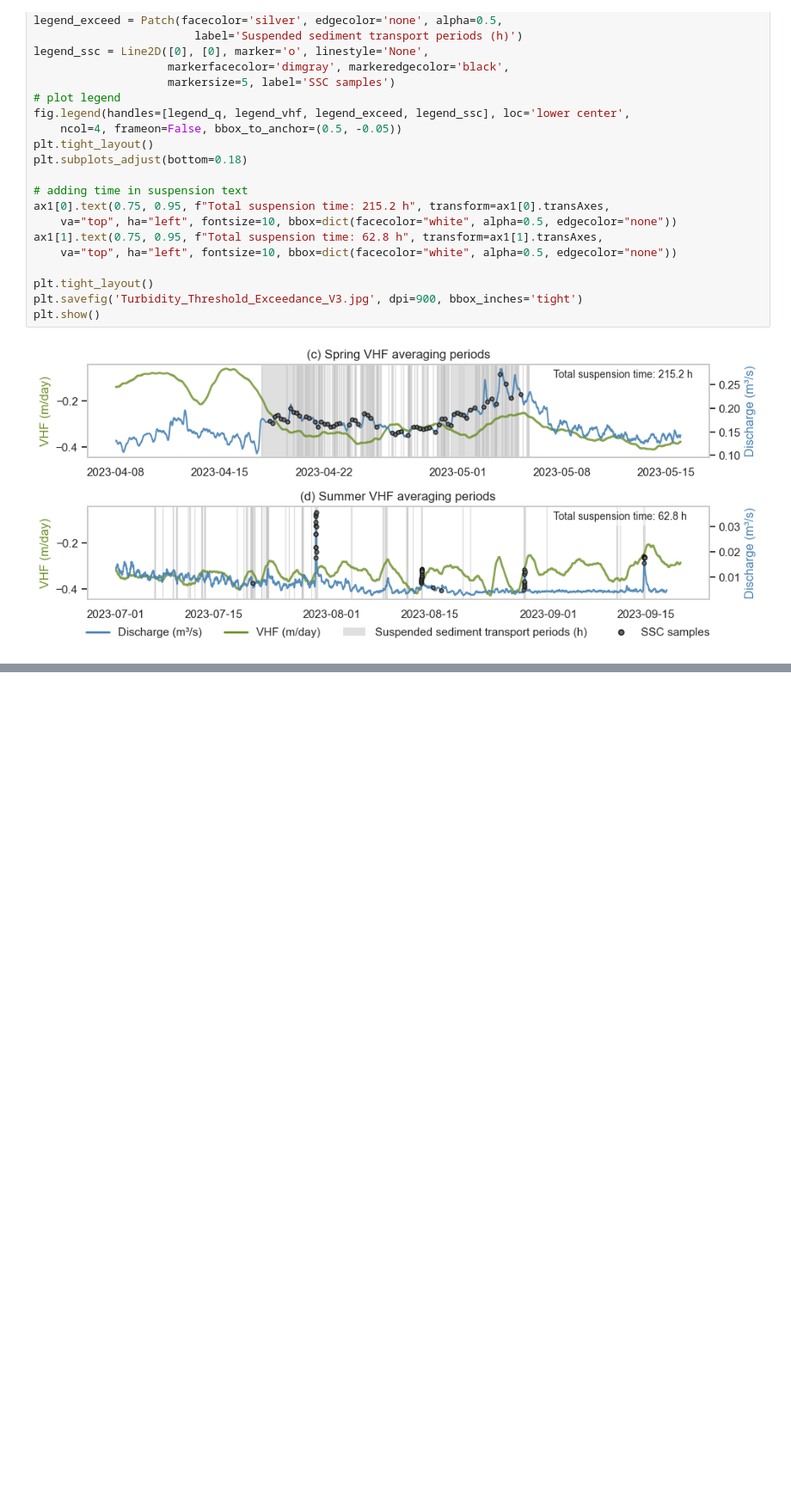
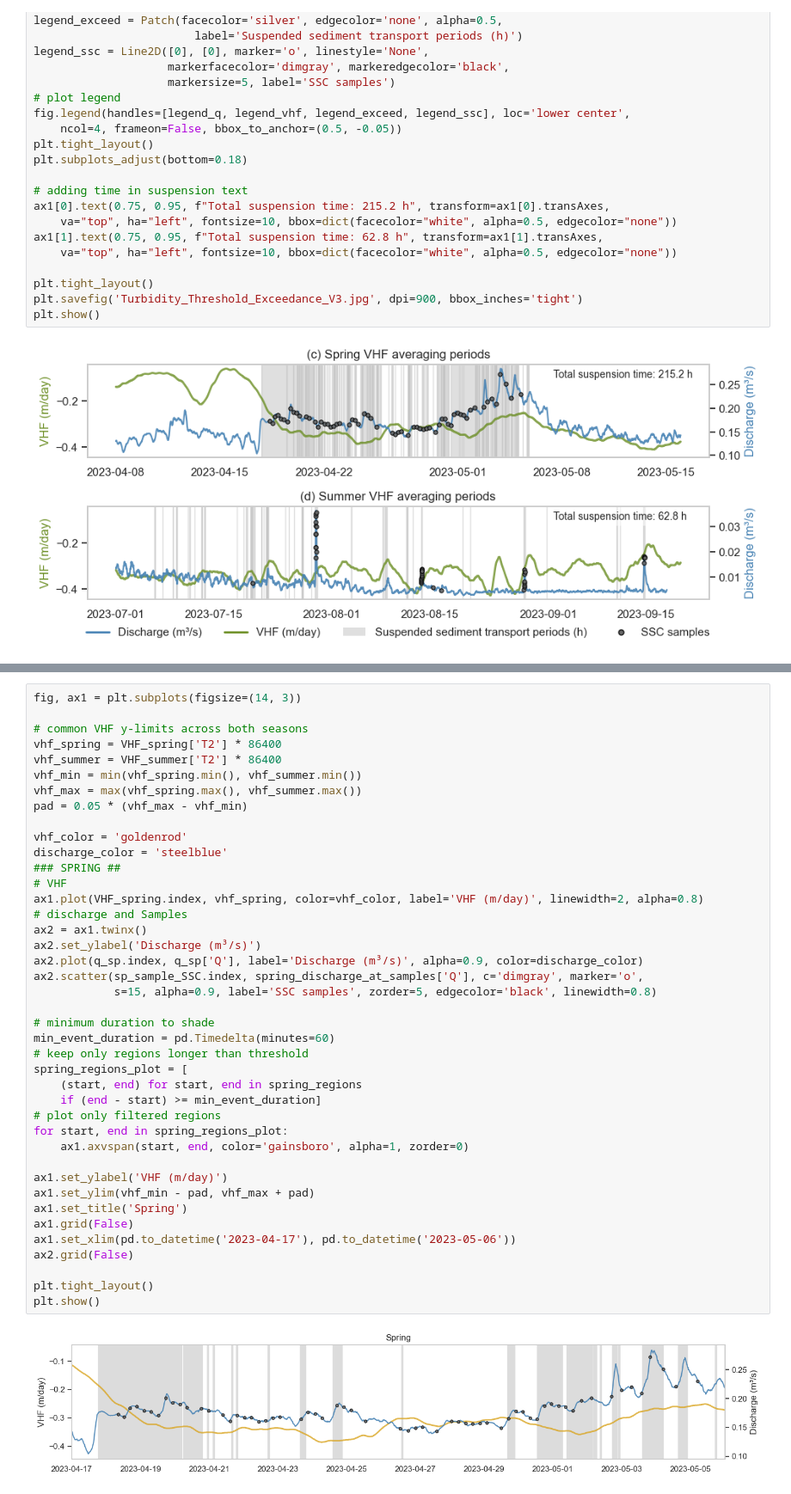
Before and after one commit to nicole-hucke/sediment_trap_paper, a Jupyter notebook: plots/time_series/figure1_time_series.ipynb, the cells around one changed output, grey strips where cells are left out. Shown at 86% size. Saved outputs shown, nothing was run; the diff lists cells and outputs as text; blank space fills up the shorter version.

```diff
--- a/plots/time_series/figure1_time_series.ipynb
+++ b/plots/time_series/figure1_time_series.ipynb
@@ -370,0 +493,43 @@ plt.show()
+# %%
+fig, ax1 = plt.subplots(figsize=(14, 3))
+
+# common VHF y-limits across both seasons
+vhf_spring = VHF_spring['T2'] * 86400
+vhf_summer = VHF_summer['T2'] * 86400
+vhf_min = min(vhf_spring.min(), vhf_summer.min())
+vhf_max = max(vhf_spring.max(), vhf_summer.max())
+pad = 0.05 * (vhf_max - vhf_min)
+
+vhf_color = 'goldenrod'
+discharge_color = 'steelblue'
+### SPRING ##
+# VHF
+ax1.plot(VHF_spring.index, vhf_spring, color=vhf_color, label='VHF (m/day)', linewidth=2, alpha=0.8)
+# discharge and Samples
+ax2 = ax1.twinx()
+ax2.set_ylabel('Discharge (m³/s)')
+ax2.plot(q_sp.index, q_sp['Q'], label='Discharge (m³/s)', alpha=0.9, color=discharge_color)
+ax2.scatter(sp_sample_SSC.index, spring_discharge_at_samples['Q'], c='dimgray', marker='o',
+            s=15, alpha=0.9, label='SSC samples', zorder=5, edgecolor='black', linewidth=0.8)
+
+# minimum duration to shade
+min_event_duration = pd.Timedelta(minutes=60)
+# keep only regions longer than threshold
+spring_regions_plot = [
+    (start, end) for start, end in spring_regions
+    if (end - start) >= min_event_duration]
+# plot only filtered regions
+for start, end in spring_regions_plot:
+    ax1.axvspan(start, end, color='gainsboro', alpha=1, zorder=0)
+
+ax1.set_ylabel('VHF (m/day)')
+ax1.set_ylim(vhf_min - pad, vhf_max + pad)
+ax1.set_title('Spring')
+ax1.grid(False)
+ax1.set_xlim(pd.to_datetime('2023-04-17'), pd.to_datetime('2023-05-06'))
+ax2.grid(False)
+
+plt.tight_layout()
+plt.show()
+# %% [output]
+[figure, added]
```
Also changed, not shown: parts of 3 cells of this notebook, 4 other files.
